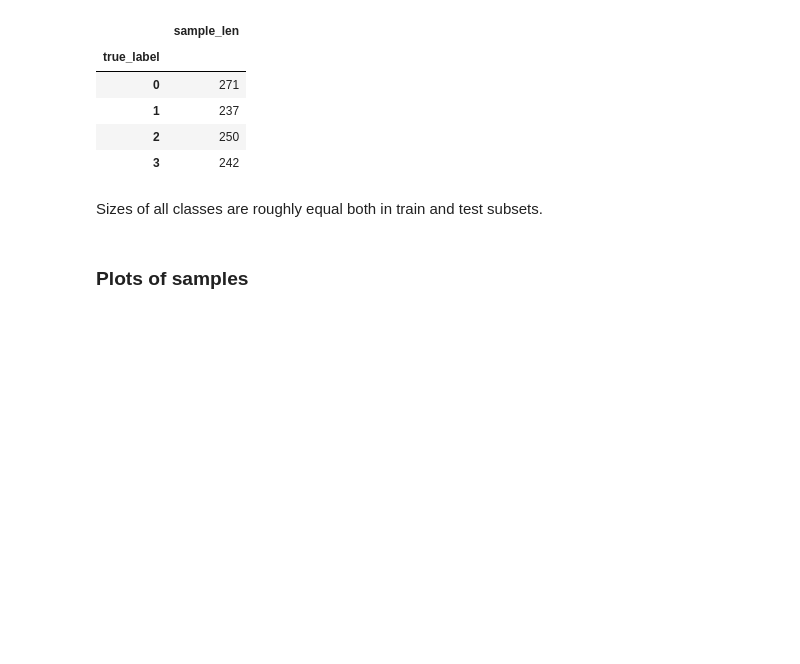
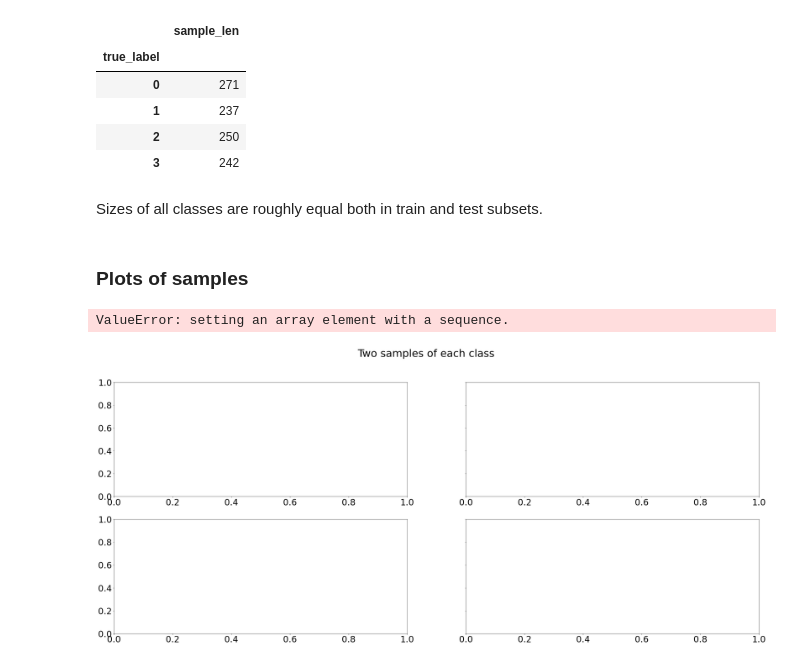
Before and after one commit to mkonopacka/HMM_DTW_v2, a Jupyter notebook: 01_5_convert_two_pattern_dataset.ipynb, the cells around one changed output. Drawn from its saved outputs; the diff is of its cells as text; code cells hidden in the pictures; blank space fills up the shorter version.

```diff
--- a/01_5_convert_two_pattern_dataset.ipynb
+++ b/01_5_convert_two_pattern_dataset.ipynb
@@ -9,11 +9,13 @@ import numpy as np
 import matplotlib.pyplot as plt
 import pickle
 from time import time
+from tqdm import tqdm
 
 time_index = int(time())
 
 DATA_DIR = "data_two_pattern"
-DIFFERENT_LENS = False
+DIFFERENT_LENS = True
+UNBALANCED = False # if set to unbalanced, samples are shuffled so that data is unbalanced
 
 infix = "dif" if DIFFERENT_LENS else "eq"
 OUTPUT_FILENAME = f"two_pattern_{infix}_lens.pkl"
@@ -59,3 +56,12 @@ indices_splits_lst = [{"test_samples_ids": test_ids, "train_samples_ids": train_
+# %%
+test_ids = []
+train_ids = []
+
+if not UNBALANCED:
+    for label, df in labels_df.groupby("true_label"):
+        pass
+
+indices_splits_lst = [{"test_samples_ids": test_ids, "train_samples_ids": train_ids}]
 # %%
 output_path = f"{DATA_DIR}/{OUTPUT_FILENAME}"
 
@@ -111,17 +117,21 @@ Sizes of all classes are roughly equal both in train and test subsets.
 # %% [markdown]
 ### Plots of samples
 # %%
+labels = ["DD", "UD", "DU", "UU"]
 plt.rcParams["figure.figsize"] = (40, 16)
 plt.rcParams['font.size'] = 30
 fig, axes = plt.subplots(2,2, sharey="all")
 plt.suptitle(f"Two samples of each class")
-for i, df in labels_df.groupby("true_label"):
+for i, df in tqdm(labels_df.groupby("true_label"), desc = "Preparing plots"):
     ax = axes.flat[i]
     ids = df["sample_id"].sample(2).values
-    samples = [all_X_samples[id] for id in ids]
-    ax.plot(samples.reshape((2, -1)), lw = 2)
-    ax.set_title(f"Label = {i}")
+    samples = np.array([all_X_samples[id] for id in ids])
+    ax.plot(samples.reshape((2, -1)).T, lw = 3)
+    ax.set_title(f"({labels[i]}) label = {i}")
     ax.grid()
 
-# plt.savefig(f"./plots/models_{GENERATING_MODEL_NAME}_{time_index}.jpg")
-# plt.show()
+plt.savefig(f"./plots/models_twoPat_{time_index}.jpg")
+plt.show()
+# %% [output]
+ValueError: setting an array element with a sequence.
+[figure, added]
```
Also changed, not shown: parts of 3 cells of this notebook, 1 other file.
